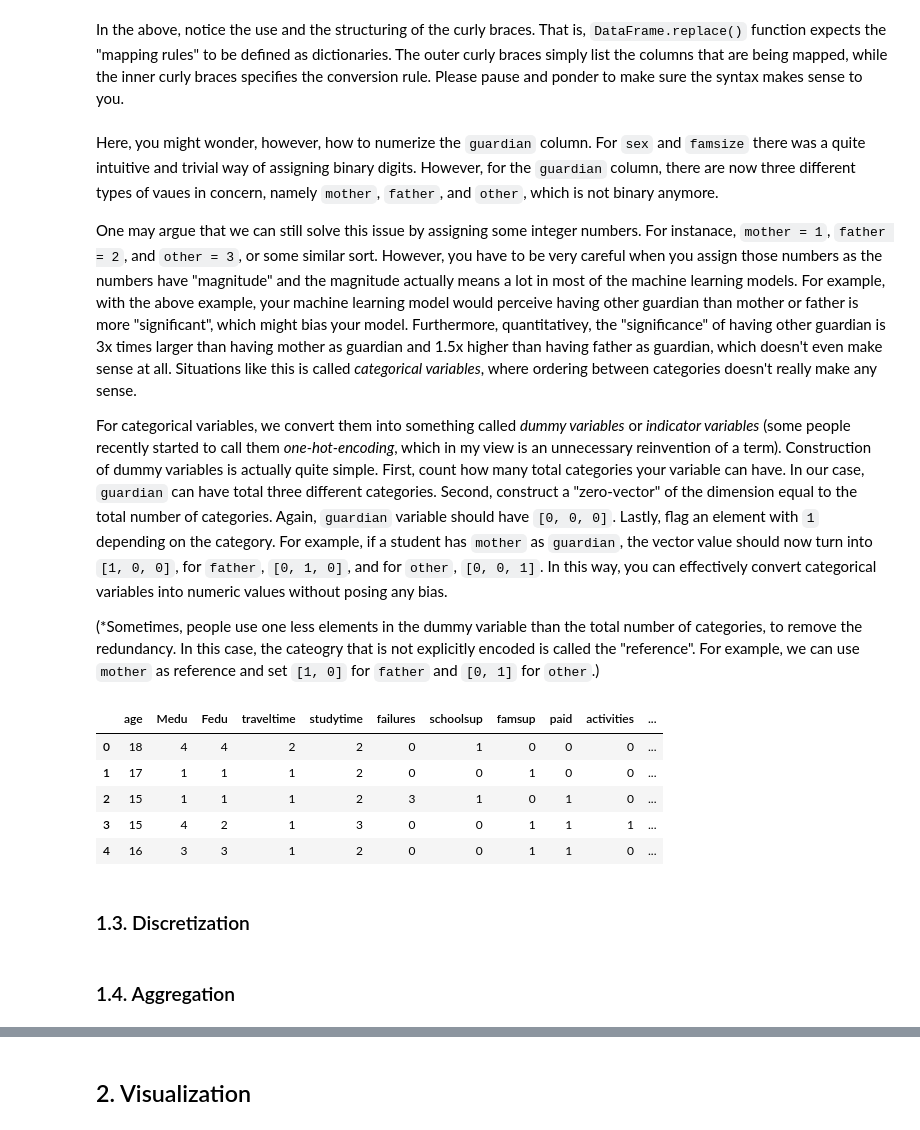
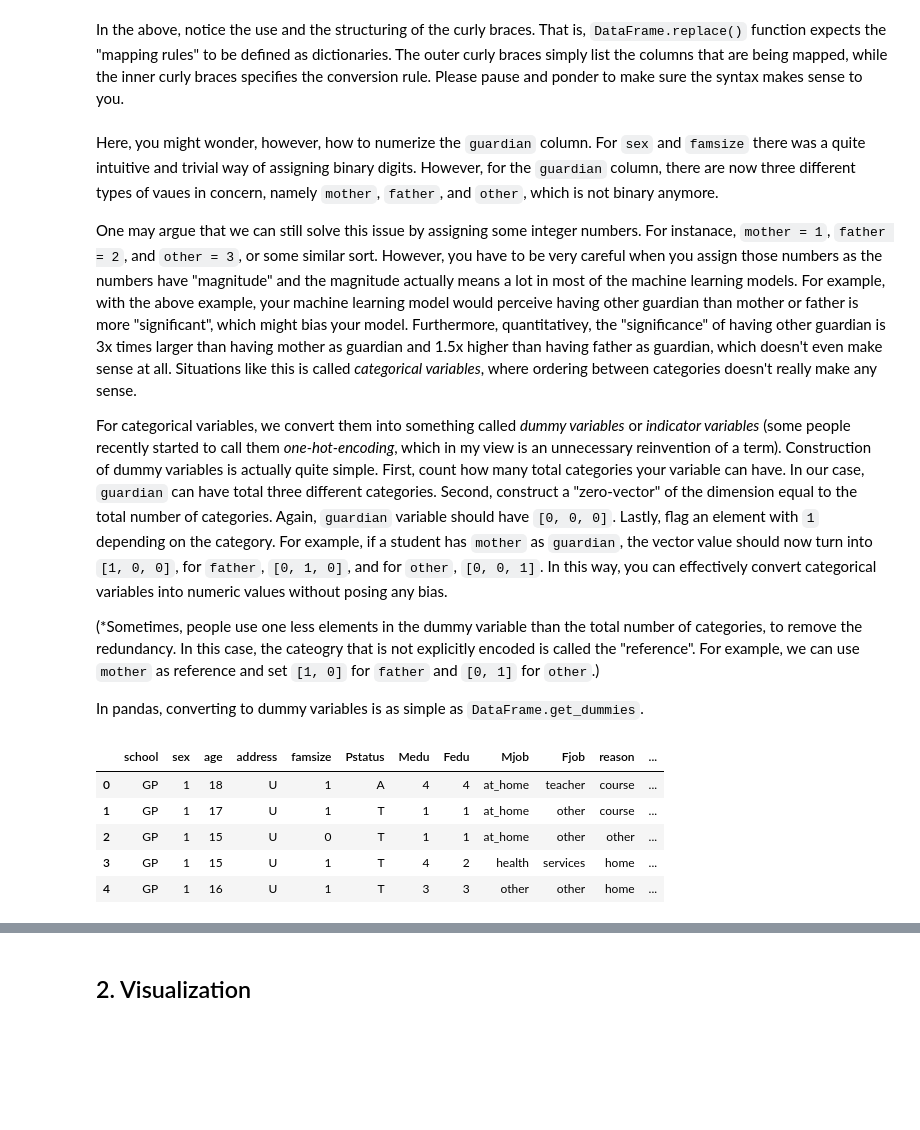
Before and after one commit to stephenbaek/bigdata, a Jupyter notebook: in-class-assignments/ica04/Data_Preprocessing_and_Visualization.ipynb, the cells around one changed output, grey strips where cells are left out. Cells and saved outputs as stored; diff of their text form; code cells hidden in the pictures; blank space fills up the shorter version.

```diff
--- a/in-class-assignments/ica04/Data_Preprocessing_and_Visualization.ipynb
+++ b/in-class-assignments/ica04/Data_Preprocessing_and_Visualization.ipynb
@@ -103,29 +101,15 @@ One may argue that we can still solve this issue by assigning some integer numbe
 For categorical variables, we convert them into something called *dummy variables* or *indicator variables* (some people recently started to call them *one-hot-encoding*, which in my view is an unnecessary reinvention of a term). Construction of dummy variables is actually quite simple. First, count how many total categories your variable can have. In our case, `guardian` can have total three different categories. Second, construct a "zero-vector" of the dimension equal to the total number of categories. Again, `guardian` variable should have `[0, 0, 0]`. Lastly, flag an element with `1` depending on the category. For example, if a student has `mother` as `guardian`, the vector value should now turn into `[1, 0, 0]`, for `father`, `[0, 1, 0]`, and for `other`, `[0, 0, 1]`. In this way, you can effectively convert categorical variables into numeric values without posing any bias.
 
 (*Sometimes, people use one less elements in the dummy variable than the total number of categories, to remove the redundancy. In this case, the cateogry that is not explicitly encoded is called the "reference". For example, we can use `mother` as reference and set `[1, 0]` for `father` and `[0, 1]` for `other`.)
+
+In pandas, converting to dummy variables is as simple as `DataFrame.get_dummies`.
-# %%
-#df2 = df2.drop(['school'])
-data = pd.get_dummies(df2, columns=["sex", "address", "famsize", "Pstatus", "Mjob", "Fjob", "guardian"])
-data = data.drop(columns=['school', 'reason'])
-mapping = {'yes': 1, 'no': 0}
-data = data.replace({'schoolsup': mapping,
-                     'famsup': mapping,
-                     'paid': mapping,
-                     'activities': mapping,
-                     'nursery': mapping,
-                     'higher': mapping,
-                     'internet': mapping,
-                     'romantic': mapping
-                    })
-data.head(5)
-# %% [output]
-|  | age | Medu | Fedu | traveltime | studytime | failures | schoolsup | famsup | paid | activities | ... |
-| 0 | 18 | 4 | 4 | 2 | 2 | 0 | 1 | 0 | 0 | 0 | ... |
-| 1 | 17 | 1 | 1 | 1 | 2 | 0 | 0 | 1 | 0 | 0 | ... |
-| 2 | 15 | 1 | 1 | 1 | 2 | 3 | 1 | 0 | 1 | 0 | ... |
-| 3 | 15 | 4 | 2 | 1 | 3 | 0 | 0 | 1 | 1 | 1 | ... |
-| 4 | 16 | 3 | 3 | 1 | 2 | 0 | 0 | 1 | 1 | 0 | ... |
-# %% [markdown]
-### 1.3. Discretization
-# %% [markdown]
-### 1.4. Aggregation
+# %%
+df = pd.get_dummies(df, columns=["guardian"]) # can actually list multiple columns if necessary
+df.head(5)
+# %% [output]
+|  | school | sex | age | address | famsize | Pstatus | Medu | Fedu | Mjob | Fjob | reason | ... |
+| 0 | GP | 1 | 18 | U | 1 | A | 4 | 4 | at_home | teacher | course | ... |
+| 1 | GP | 1 | 17 | U | 1 | T | 1 | 1 | at_home | other | course | ... |
+| 2 | GP | 1 | 15 | U | 0 | T | 1 | 1 | at_home | other | other | ... |
+| 3 | GP | 1 | 15 | U | 1 | T | 4 | 2 | health | services | home | ... |
+| 4 | GP | 1 | 16 | U | 1 | T | 3 | 3 | other | other | home | ... |
```
Also changed, not shown: parts of 18 cells of this notebook.
